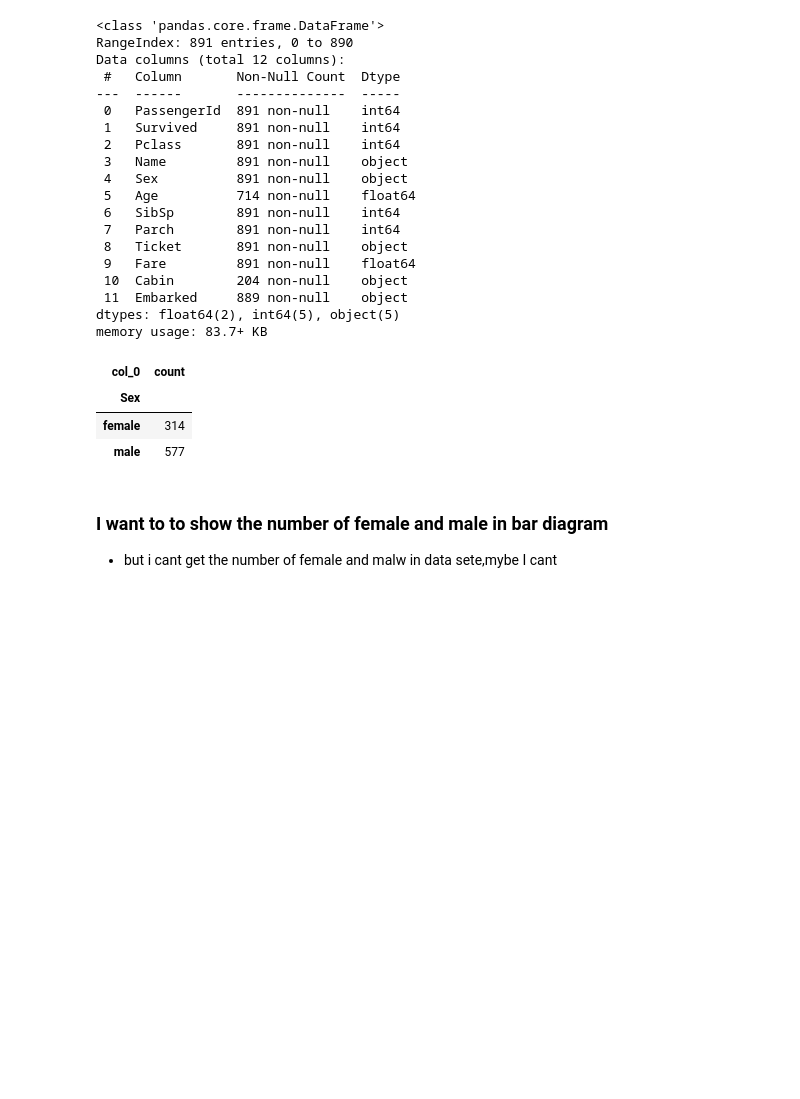
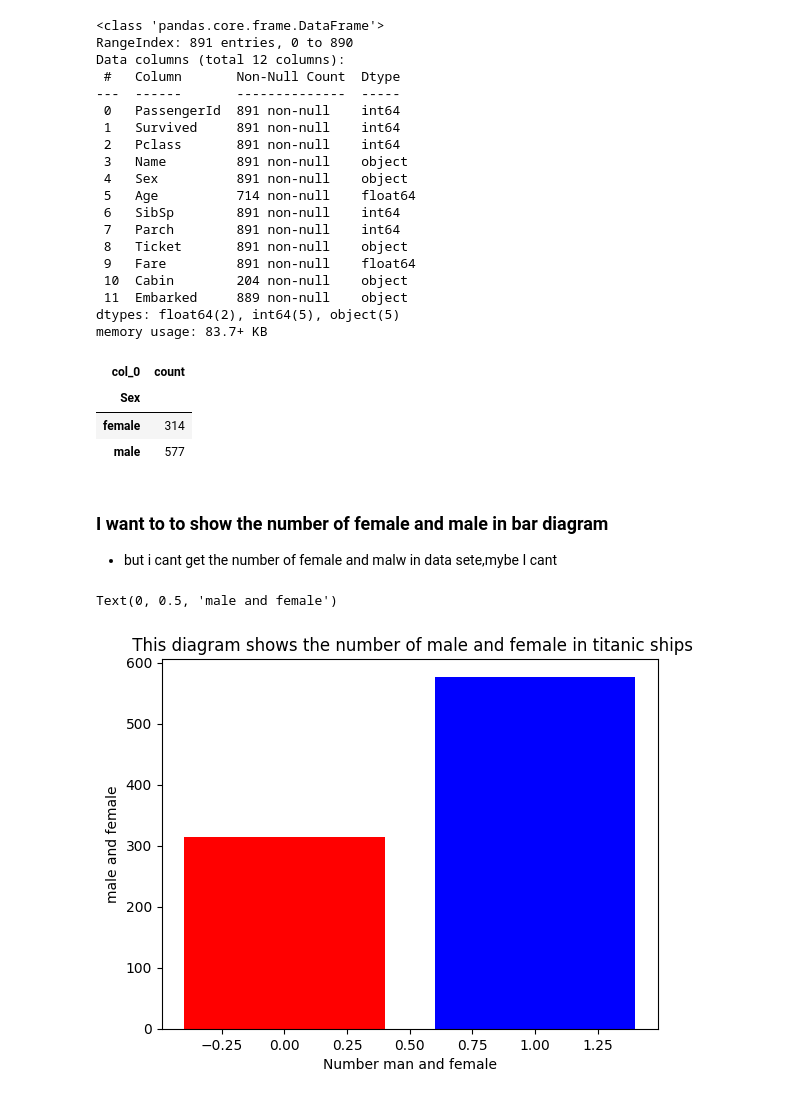
Before and after one commit to HasibullahAman/Data_Visulaization, a Jupyter notebook: Data_Visualization/Data_Visulization.ipynb, the cells around one changed output. Drawn from its saved outputs; the diff is of its cells as text; code cells hidden in the pictures; blank space fills up the shorter version.

```diff
--- a/Data_Visualization/Data_Visulization.ipynb
+++ b/Data_Visualization/Data_Visulization.ipynb
@@ -202,3 +202,16 @@ pd.crosstab(index=tot["Sex"],columns='count',dropna=True)
 # %% [markdown]
 ### I want to to show the number of female and male in bar diagram
 - but i cant get the number of female and malw in data sete,mybe I cant
+# %%
+# for that which I solved now I make a list and saved my female and male numbers.
+count = [314,577]
+Sex = ("male", "female")
+index = np.arange(len(Sex))
+# %%
+plt.bar(index,count,color=["red","blue","teal"])
+plt.title(" This diagram shows the number of male and female in titanic ships")
+plt.xlabel("Number man and female")
+plt.ylabel("male and female")
+# %% [output]
+Text(0, 0.5, 'male and female')
+[figure, added]
```
Also changed, not shown: parts of 1 cell of this notebook.
